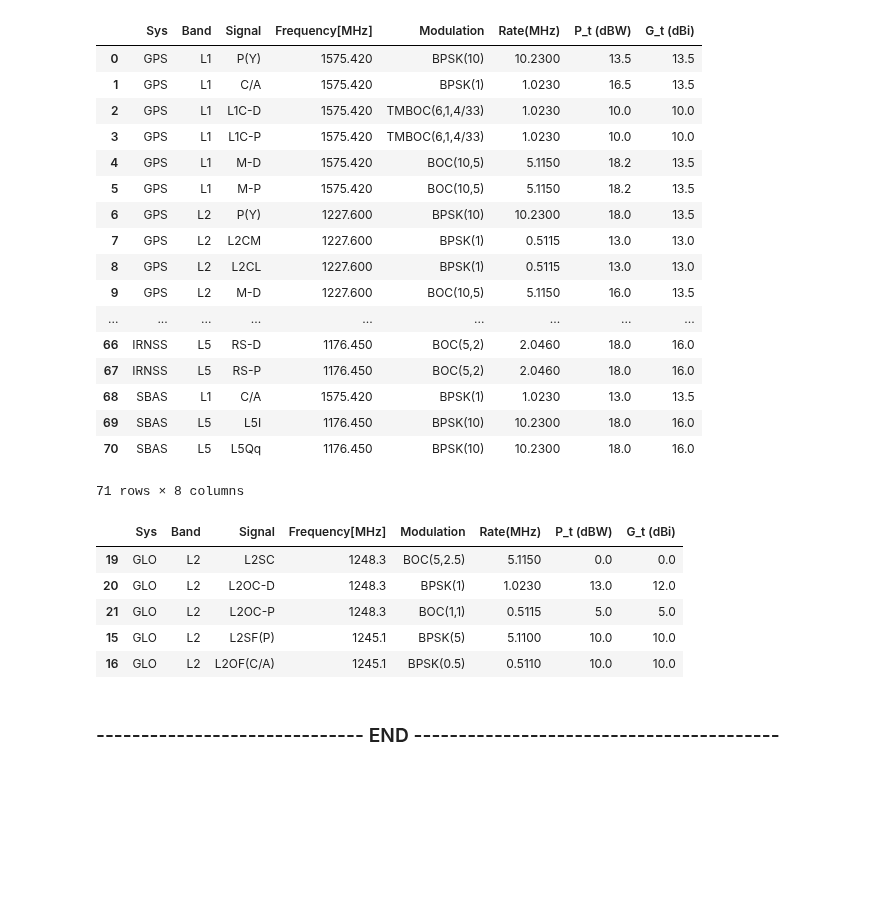
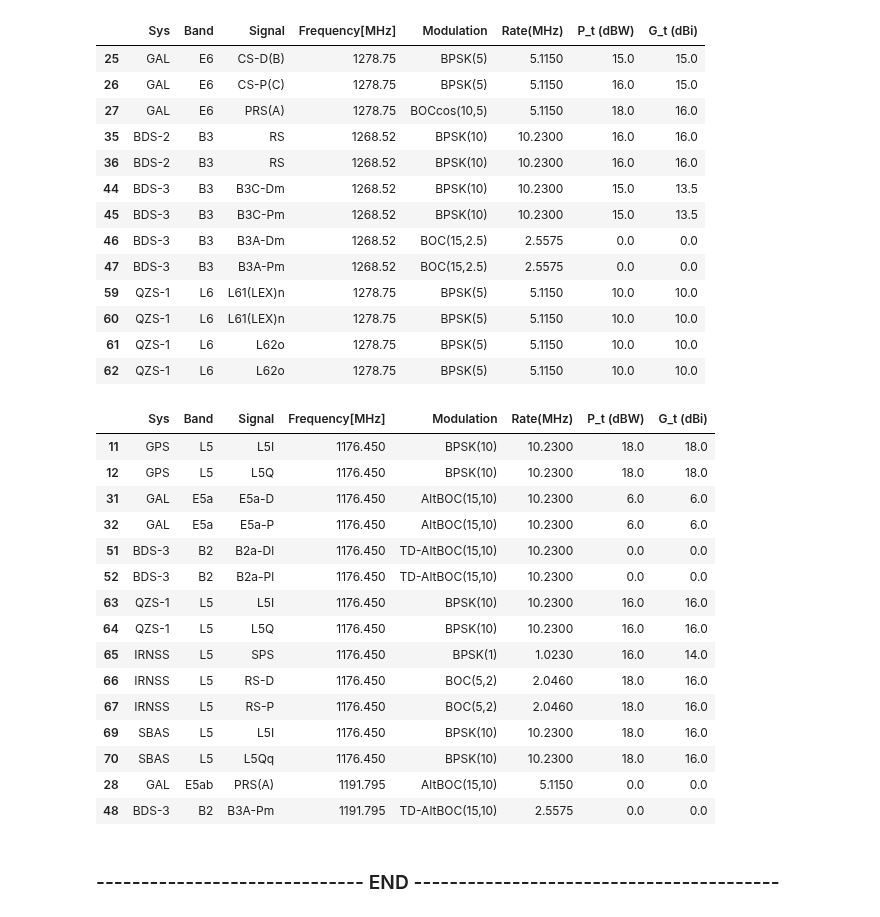
Before and after one commit to vitoria-ab/satellite_RFI-mine, a Jupyter notebook: Notebooks/Satellite_simulations/Satellite_Catalogue/Satellite_catalogue_modify.ipynb, the cells around one changed output. Drawn from its saved outputs; the diff is of its cells as text; code cells hidden in the pictures; blank space fills up the shorter version.

```diff
--- a/Notebooks/Satellite_simulations/Satellite_Catalogue/Satellite_catalogue_modify.ipynb
+++ b/Notebooks/Satellite_simulations/Satellite_Catalogue/Satellite_catalogue_modify.ipynb
@@ -10,31 +10,27 @@ df3 = pd.read_csv(excel_name)
 # %%
 # df3.sort_values(by='Frequency[MHz]', ascending=True)
 # %%
-fs, fe = 0, 1700
+fs, fe = 1250, 1300
 # %%
 data_n = df3[df3['Frequency[MHz]'] < fe]
 data_n = data_n[data_n['Frequency[MHz]'] > fs]
-# data_n.sort_values(by='Frequency[MHz]', ascending=False)
+data_n.sort_values(by='Frequency[MHz]', ascending=True)
 data_n
 # %% [output]
 |  | Sys | Band | Signal | Frequency[MHz] | Modulation | Rate(MHz) | P_t (dBW) | G_t (dBi) |
-| 0 | GPS | L1 | P(Y) | 1575.420 | BPSK(10) | 10.2300 | 13.5 | 13.5 |
-| 1 | GPS | L1 | C/A | 1575.420 | BPSK(1) | 1.0230 | 16.5 | 13.5 |
-| 2 | GPS | L1 | L1C-D | 1575.420 | TMBOC(6,1,4/33) | 1.0230 | 10.0 | 10.0 |
-| 3 | GPS | L1 | L1C-P | 1575.420 | TMBOC(6,1,4/33) | 1.0230 | 10.0 | 10.0 |
-| 4 | GPS | L1 | M-D | 1575.420 | BOC(10,5) | 5.1150 | 18.2 | 13.5 |
-| 5 | GPS | L1 | M-P | 1575.420 | BOC(10,5) | 5.1150 | 18.2 | 13.5 |
-| 6 | GPS | L2 | P(Y) | 1227.600 | BPSK(10) | 10.2300 | 18.0 | 13.5 |
-| 7 | GPS | L2 | L2CM | 1227.600 | BPSK(1) | 0.5115 | 13.0 | 13.0 |
-| 8 | GPS | L2 | L2CL | 1227.600 | BPSK(1) | 0.5115 | 13.0 | 13.0 |
-| 9 | GPS | L2 | M-D | 1227.600 | BOC(10,5) | 5.1150 | 16.0 | 13.5 |
-| ... | ... | ... | ... | ... | ... | ... | ... | ... |
-| 66 | IRNSS | L5 | RS-D | 1176.450 | BOC(5,2) | 2.0460 | 18.0 | 16.0 |
-| 67 | IRNSS | L5 | RS-P | 1176.450 | BOC(5,2) | 2.0460 | 18.0 | 16.0 |
-| 68 | SBAS | L1 | C/A | 1575.420 | BPSK(1) | 1.0230 | 13.0 | 13.5 |
-| 69 | SBAS | L5 | L5I | 1176.450 | BPSK(10) | 10.2300 | 18.0 | 16.0 |
-| 70 | SBAS | L5 | L5Qq | 1176.450 | BPSK(10) | 10.2300 | 18.0 | 16.0 |
+| 25 | GAL | E6 | CS-D(B) | 1278.75 | BPSK(5) | 5.1150 | 15.0 | 15.0 |
+| 26 | GAL | E6 | CS-P(C) | 1278.75 | BPSK(5) | 5.1150 | 16.0 | 15.0 |
+| 27 | GAL | E6 | PRS(A) | 1278.75 | BOCcos(10,5) | 5.1150 | 18.0 | 16.0 |
+| 35 | BDS-2 | B3 | RS | 1268.52 | BPSK(10) | 10.2300 | 16.0 | 16.0 |
+| 36 | BDS-2 | B3 | RS | 1268.52 | BPSK(10) | 10.2300 | 16.0 | 16.0 |
+| 44 | BDS-3 | B3 | B3C-Dm | 1268.52 | BPSK(10) | 10.2300 | 15.0 | 13.5 |
+| 45 | BDS-3 | B3 | B3C-Pm | 1268.52 | BPSK(10) | 10.2300 | 15.0 | 13.5 |
+| 46 | BDS-3 | B3 | B3A-Dm | 1268.52 | BOC(15,2.5) | 2.5575 | 0.0 | 0.0 |
+| 47 | BDS-3 | B3 | B3A-Pm | 1268.52 | BOC(15,2.5) | 2.5575 | 0.0 | 0.0 |
+| 59 | QZS-1 | L6 | L61(LEX)n | 1278.75 | BPSK(5) | 5.1150 | 10.0 | 10.0 |
+| 60 | QZS-1 | L6 | L61(LEX)n | 1278.75 | BPSK(5) | 5.1150 | 10.0 | 10.0 |
+| 61 | QZS-1 | L6 | L62o | 1278.75 | BPSK(5) | 5.1150 | 10.0 | 10.0 |
+| 62 | QZS-1 | L6 | L62o | 1278.75 | BPSK(5) | 5.1150 | 10.0 | 10.0 |
-71 rows × 8 columns
 # %%
 # # Searching for satellite by name
 
@@ -68,14 +64,24 @@ for i in idx:
 
 data_n = df3[df3['Frequency[MHz]'] < fe]
 data_n = data_n[data_n['Frequency[MHz]'] > fs]
-data_n.sort_values(by='Frequency[MHz]', ascending=False)
+data_n.sort_values(by='Frequency[MHz]', ascending=True)
 # %% [output]
 |  | Sys | Band | Signal | Frequency[MHz] | Modulation | Rate(MHz) | P_t (dBW) | G_t (dBi) |
-| 19 | GLO | L2 | L2SC | 1248.3 | BOC(5,2.5) | 5.1150 | 0.0 | 0.0 |
-| 20 | GLO | L2 | L2OC-D | 1248.3 | BPSK(1) | 1.0230 | 13.0 | 12.0 |
-| 21 | GLO | L2 | L2OC-P | 1248.3 | BOC(1,1) | 0.5115 | 5.0 | 5.0 |
-| 15 | GLO | L2 | L2SF(P) | 1245.1 | BPSK(5) | 5.1100 | 10.0 | 10.0 |
-| 16 | GLO | L2 | L2OF(C/A) | 1245.1 | BPSK(0.5) | 0.5110 | 10.0 | 10.0 |
+| 11 | GPS | L5 | L5I | 1176.450 | BPSK(10) | 10.2300 | 18.0 | 18.0 |
+| 12 | GPS | L5 | L5Q | 1176.450 | BPSK(10) | 10.2300 | 18.0 | 18.0 |
+| 31 | GAL | E5a | E5a-D | 1176.450 | AltBOC(15,10) | 10.2300 | 6.0 | 6.0 |
+| 32 | GAL | E5a | E5a-P | 1176.450 | AltBOC(15,10) | 10.2300 | 6.0 | 6.0 |
+| 51 | BDS-3 | B2 | B2a-Dl | 1176.450 | TD-AltBOC(15,10) | 10.2300 | 0.0 | 0.0 |
+| 52 | BDS-3 | B2 | B2a-Pl | 1176.450 | TD-AltBOC(15,10) | 10.2300 | 0.0 | 0.0 |
+| 63 | QZS-1 | L5 | L5I | 1176.450 | BPSK(10) | 10.2300 | 16.0 | 16.0 |
+| 64 | QZS-1 | L5 | L5Q | 1176.450 | BPSK(10) | 10.2300 | 16.0 | 16.0 |
+| 65 | IRNSS | L5 | SPS | 1176.450 | BPSK(1) | 1.0230 | 16.0 | 14.0 |
+| 66 | IRNSS | L5 | RS-D | 1176.450 | BOC(5,2) | 2.0460 | 18.0 | 16.0 |
+| 67 | IRNSS | L5 | RS-P | 1176.450 | BOC(5,2) | 2.0460 | 18.0 | 16.0 |
+| 69 | SBAS | L5 | L5I | 1176.450 | BPSK(10) | 10.2300 | 18.0 | 16.0 |
+| 70 | SBAS | L5 | L5Qq | 1176.450 | BPSK(10) | 10.2300 | 18.0 | 16.0 |
+| 28 | GAL | E5ab | PRS(A) | 1191.795 | AltBOC(15,10) | 5.1150 | 0.0 | 0.0 |
+| 48 | BDS-3 | B2 | B3A-Pm | 1191.795 | TD-AltBOC(15,10) | 2.5575 | 0.0 | 0.0 |
 # %%
 df3.to_csv(path_or_buf=excel_name, index=None)
 # %% [markdown]
```
Also changed, not shown: parts of 2 cells of this notebook, 2 other files.
